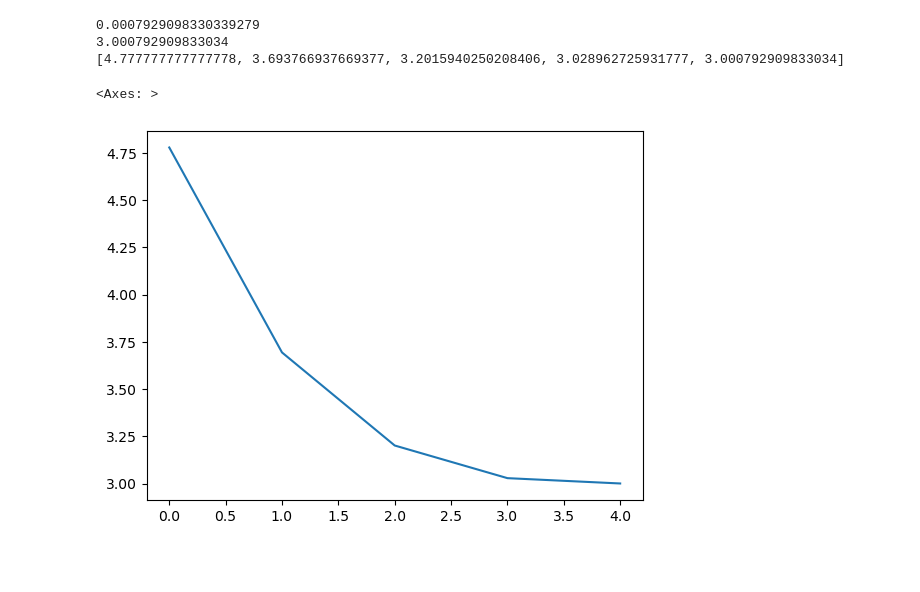
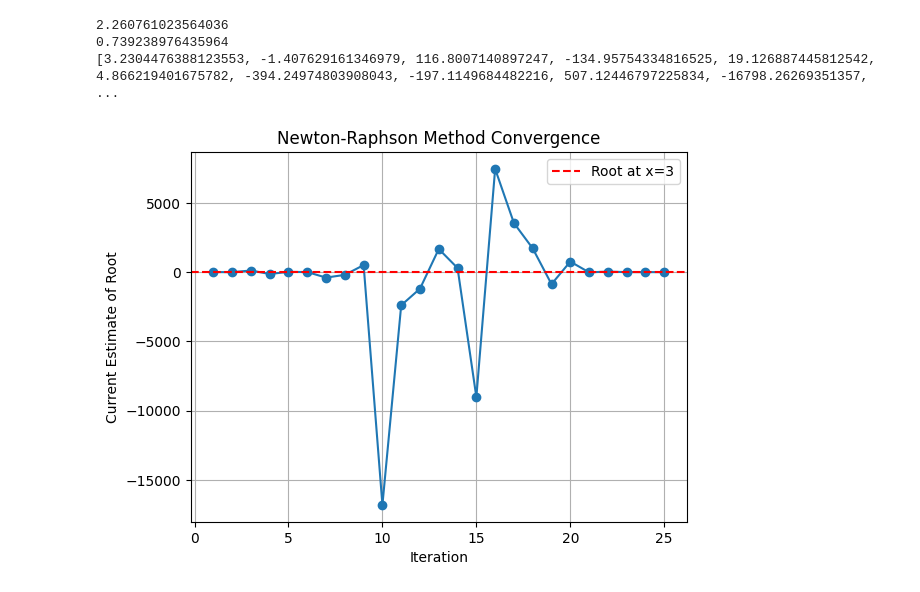
Before and after one commit to bibidhSubedi0/Numerical-Methods, a Jupyter notebook: newtonrapson.ipynb, the cells around one changed output. Saved outputs shown, nothing was run; the diff lists cells and outputs as text; code cells hidden in the pictures; blank space fills up the shorter version.

Commit message:
Better Visualizations and minor changes

```diff
--- a/newtonrapson.ipynb
+++ b/newtonrapson.ipynb
@@ -2,15 +4,16 @@
 def func(x):
     return x**2-5*x+6
 # %%
+
 def der(x):
-    return 2*x-5
+    return -math.sin(x) - 1
 # %%
 val= 7
 error = 0.001
 cntd = True
 itr = 0
 vals = []
-while cntd and itr<10:
+while cntd and itr<25:
     val = val - (func(val)/der(val))
     cntd = abs(3-val) > error
     vals.append(val)
@@ -19,14 +22,21 @@ print(abs(3-val))
 print(val)
 print(vals)
 # %% [output]
-0.0007929098330339279
-3.000792909833034
-[4.777777777777778, 3.693766937669377, 3.2015940250208406, 3.028962725931777, 3.000792909833034]
+2.260761023564036
+0.739238976435964
+[3.2304476388123553, -1.407629161346979, 116.8007140897247, -134.95754334816525, 19.126887445812542, 4.866219401675782, -394.24974803908043, -197.1149684482216, 507.12446797225834, -16798.26269351357, ...
 # %%
 import seaborn as sns
 import matplotlib.pyplot as plt
 # %%
-sns.lineplot(vals)
+# Plotting convergence
+plt.plot(range(1, len(vals) + 1), vals, marker='o')
+plt.axhline(y=3, color='r', linestyle='--', label='Root at x=3')
+plt.title("Newton-Raphson Method Convergence")
+plt.xlabel("Iteration")
+plt.ylabel("Current Estimate of Root")
+plt.legend()
+plt.grid(True)
+plt.show()
 # %% [output]
-<Axes: >
-[figure, old version]
+[figure, new version]
```
Also changed, not shown: parts of 1 cell of this notebook, 2 other files.
